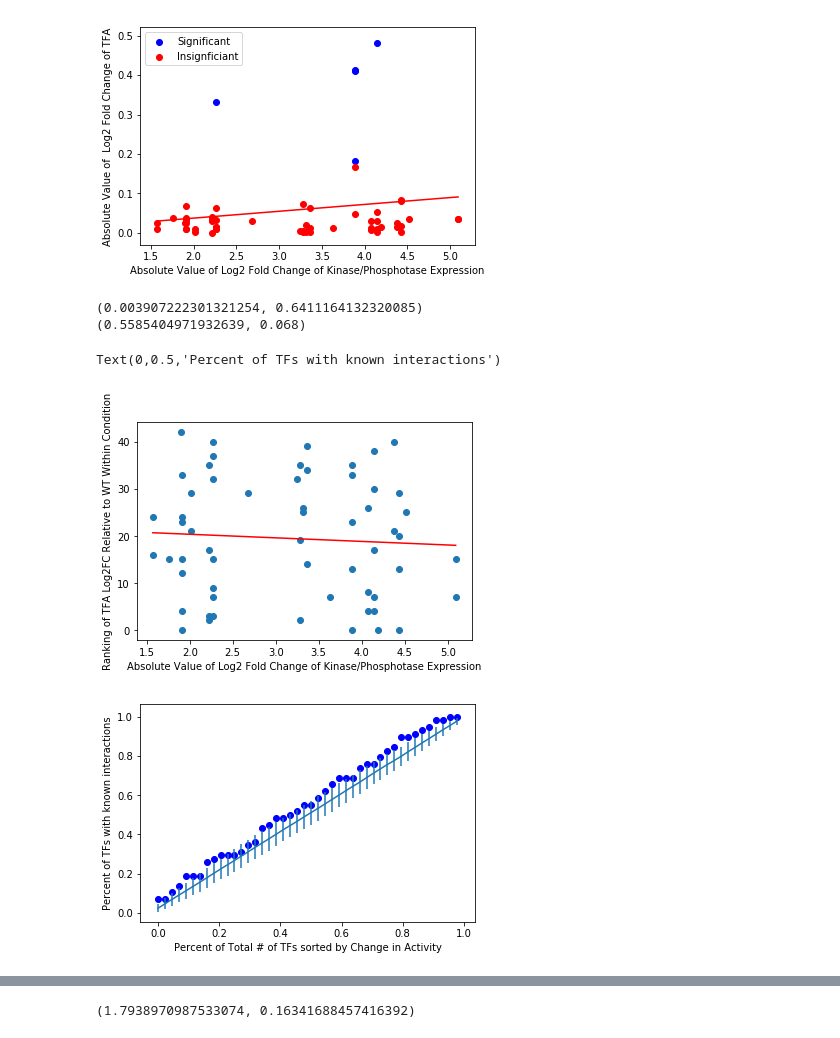
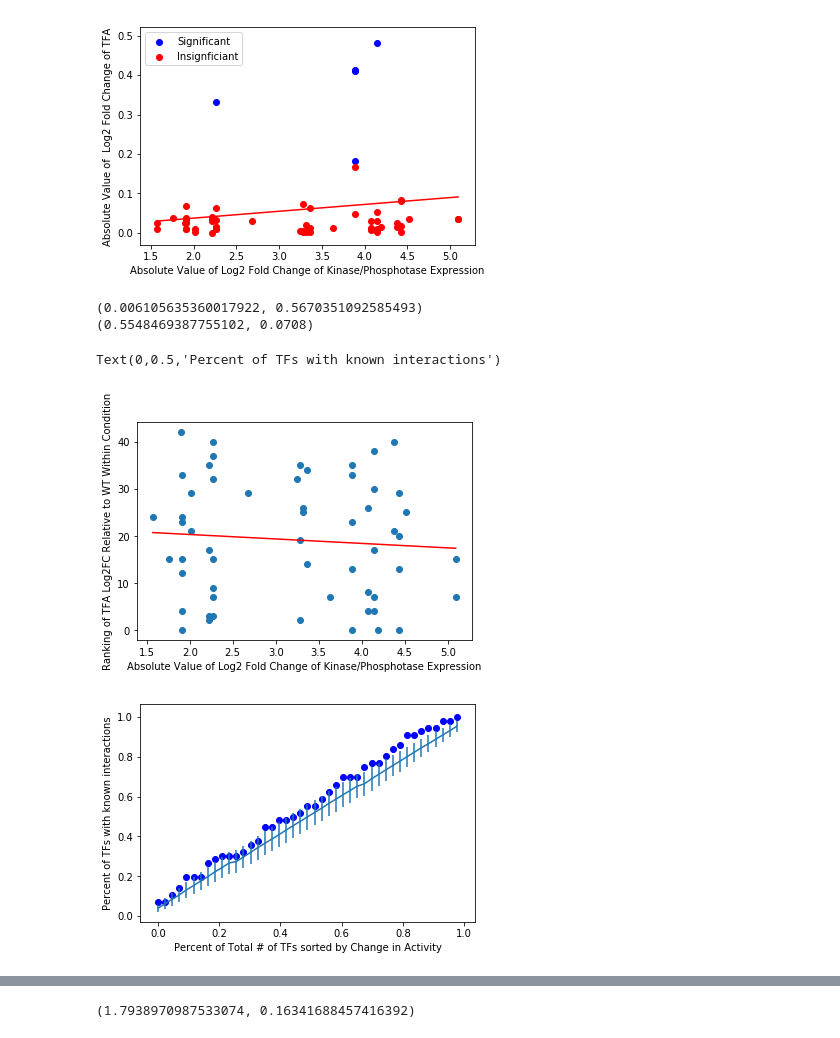
Before and after one commit to e-stan/BrentRotation, a Jupyter notebook: TFAInferenceCode/TFA_Activity_Analysis_TFVAWithSignConstraints.ipynb, the cells around one changed output, grey strips where cells are left out. Drawn from its saved outputs; the diff is of its cells as text; code cells hidden in the pictures.

```diff
--- a/TFAInferenceCode/TFA_Activity_Analysis_TFVAWithSignConstraints.ipynb
+++ b/TFAInferenceCode/TFA_Activity_Analysis_TFVAWithSignConstraints.ipynb
@@ -267,10 +267,10 @@ print(r**2,pvalue)
 [figure]
 [figure]
 # %%
-normalizedMatrix  = TFAHelp.rankingChange(matrix)
+normalizedMatrix  = TFAHelp.rankingChange(matrix)[:-1]
 
 #match interactions
-interactionsFound = {x[0]:-1 for x in expectedResults}
+interactionsFound = {}
 for tf in range(len(normalizedMatrix)-1):
     for kinase in range(len(normalizedMatrix[tf])):
         if kinases[kinase]+"_"+TFs[tf] in interactions:
@@ -280,7 +280,7 @@ uniqueInteractions = [inter for inter in interactions]
 GEImpact = {inter:-1 for inter in uniqueInteractions}
 xvals = []
 yvals = []
-for inter in uniqueInteractions:
+for inter in interactionsFound:
 	kinase = inter.split("_")[0]
 	kianseStdScore = np.abs(geneExpression[kinase]["ratio"][kinase])
 	GEImpact[inter] = kianseStdScore
@@ -314,37 +314,38 @@ allxCoords = []
 allyCoords = []
 AUCs = []
 for _ in range(nsims):
-    tempMat = TFAHelp.generateRandomMatrix(normalizedMatrix)
+    tempMat = TFAHelp.generateRandomMatrix([row[:-1] for row in matrix])
+    tempMat = [tempMat[row] + [matrix[row][-1]] for row in range(len(tempMat))]
     tempNormMat = TFAHelp.rankingChange(tempMat)
     tempinteractionsFound = {x[0]:-1 for x in expectedResults}
     for tf in range(len(normalizedMatrix)-1):
         for kinase in range(len(normalizedMatrix[tf])):
             if kinases[kinase]+"_"+TFs[tf] in interactions:
                 tempinteractionsFound[kinases[kinase]+"_"+TFs[tf]] = tempNormMat[tf][kinase]
     xcoords,ycoords = TFAHelp.expectedInteractionFallInRankingLevel(tempinteractionsFound,len(normalizedMatrix)-1)
     AUCs.append(np.trapz(ycoords,dx = 1.0/(len(xcoords)-1)))
     allxCoords.append(xcoords)
     allyCoords.append(ycoords)
 
 AUCs.sort(reverse=True)
 index = 0
 for val in AUCs:
     if AUC > val:
         index -= 1
         break
     index+=1
 percentile = float(index)/len(AUCs)
 
 print(AUC,percentile)
 
 plt.errorbar(x = xcoords,y = np.mean(allyCoords,axis = 0),
              yerr = np.std(allyCoords,axis=0))
 
 plt.xlabel("Percent of Total # of TFs sorted by Change in Activity")
 plt.ylabel("Percent of TFs with known interactions")
 # %% [output]
-(0.003907222301321254, 0.6411164132320085)
-(0.5585404971932639, 0.068)
+(0.006105635360017922, 0.5670351092585493)
+(0.5548469387755102, 0.0708)
 Text(0,0.5,'Percent of TFs with known interactions')
-[figure, old version]
+[figure, new version]
-[figure, old version]
+[figure, new version]
```
Also changed, not shown: parts of 2 cells of this notebook, 6 other files.
